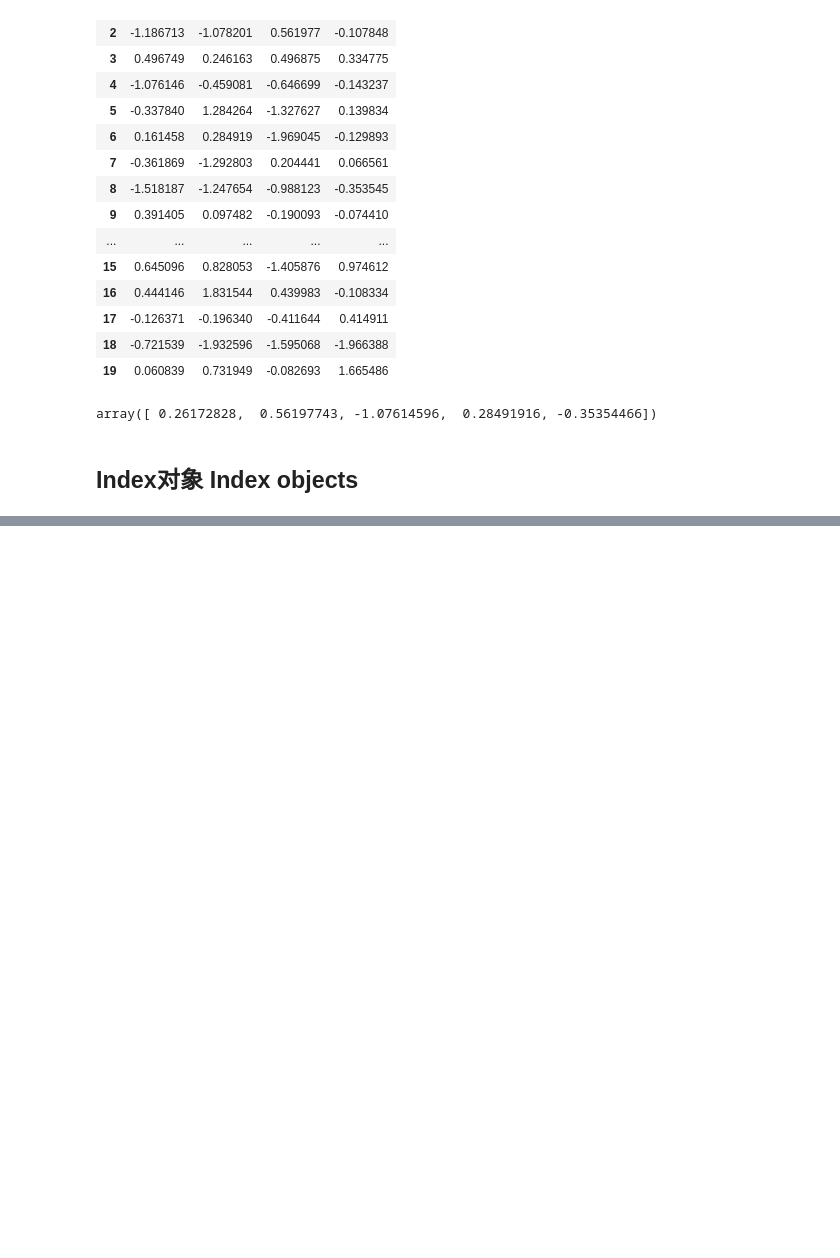
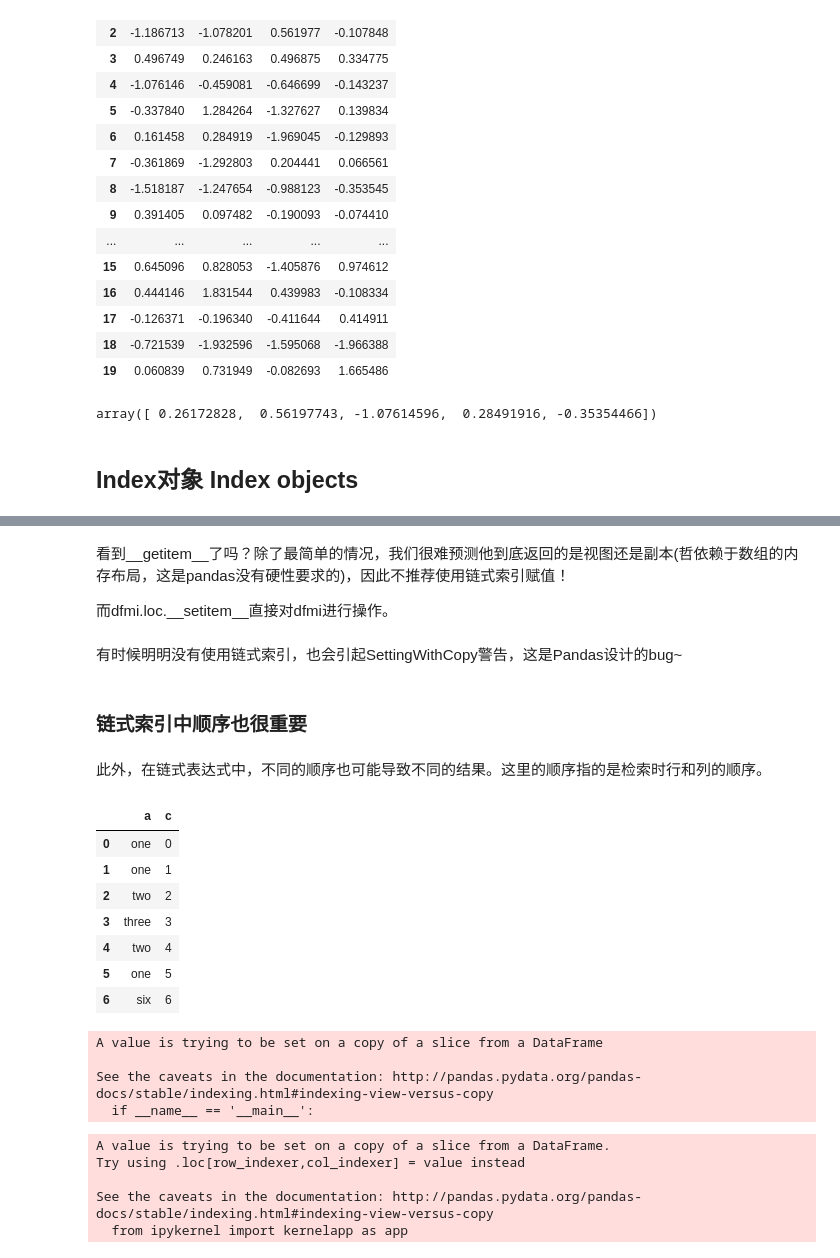
Before and after one commit to slofast/pandas-doc-zh, a Jupyter notebook: 检索 ,查询数据-Indexing and Selecting Data.ipynb, the cells around one changed output, grey strips where cells are left out. Saved outputs shown, nothing was run; the diff lists cells and outputs as text; code cells hidden in the pictures; blank space fills up the shorter version.

```diff
--- a/检索 ,查询数据-Indexing and Selecting Data.ipynb
+++ b/检索 ,查询数据-Indexing and Selecting Data.ipynb
@@ -2024,0 +2122,6 @@ pandas中的Index类和它的子类可以被当做一个序列可重复集合(or
+# %% [markdown]
+看到__getitem__了吗？除了最简单的情况，我们很难预测他到底返回的是视图还是副本(哲依赖于数组的内存布局，这是pandas没有硬性要求的)，因此不推荐使用链式索引赋值！
+
+而dfmi.loc.__setitem__直接对dfmi进行操作。
+# %% [markdown]
+有时候明明没有使用链式索引，也会引起SettingWithCopy警告，这是Pandas设计的bug~
@@ -2024,0 +2134,34 @@ pandas中的Index类和它的子类可以被当做一个序列可重复集合(or
+# %% [markdown]
+### 链式索引中顺序也很重要
+# %% [markdown]
+此外，在链式表达式中，不同的顺序也可能导致不同的结果。这里的顺序指的是检索时行和列的顺序。
+# %%
+dfb = pd.DataFrame({'a' : ['one', 'one', 'two',
+                               'three', 'two', 'one', 'six'],
+                       'c' : np.arange(7)})
+dfb
+# %% [output]
+|  | a | c |
+| 0 | one | 0 |
+| 1 | one | 1 |
+| 2 | two | 2 |
+| 3 | three | 3 |
+| 4 | two | 4 |
+| 5 | one | 5 |
+| 6 | six | 6 |
+# %%
+dfb['c'][dfb.a.str.startswith('o')] = 42 #虽然会引起SettingWithCopyWarning 但也能得到正确结果
+# %% [output]
+A value is trying to be set on a copy of a slice from a DataFrame
+
+See the caveats in the documentation: http://pandas.pydata.org/pandas-docs/stable/indexing.html#indexing-view-versus-copy
+  if __name__ == '__main__':
+# %%
+pd.set_option('mode.chained_assignment','warn')
+dfb[dfb.a.str.startswith('o')]['c'] = 42 #这实际上是对副本赋值！
+# %% [output]
+A value is trying to be set on a copy of a slice from a DataFrame.
+Try using .loc[row_indexer,col_indexer] = value instead
+
+See the caveats in the documentation: http://pandas.pydata.org/pandas-docs/stable/indexing.html#indexing-view-versus-copy
+  from ipykernel import kernelapp as app
```
Also changed, not shown: parts of 26 cells of this notebook.
